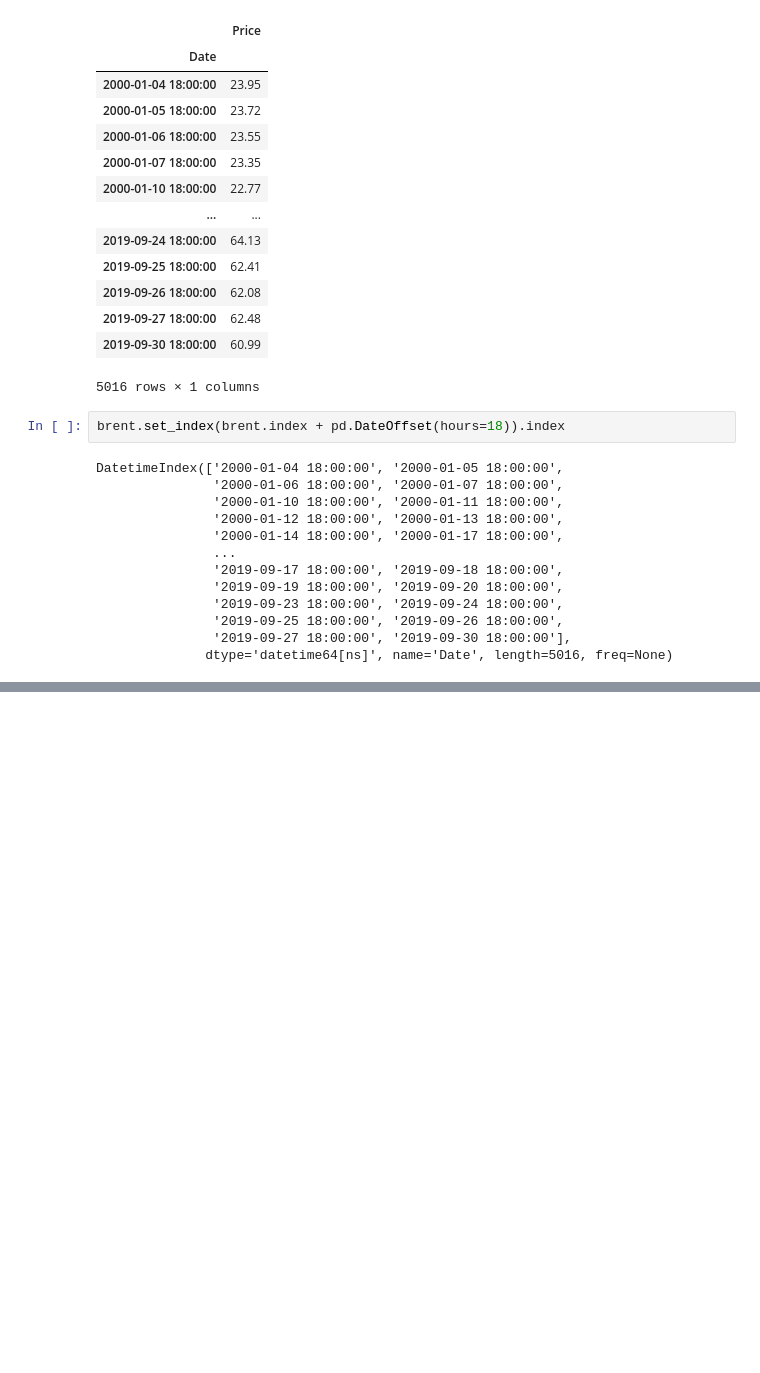
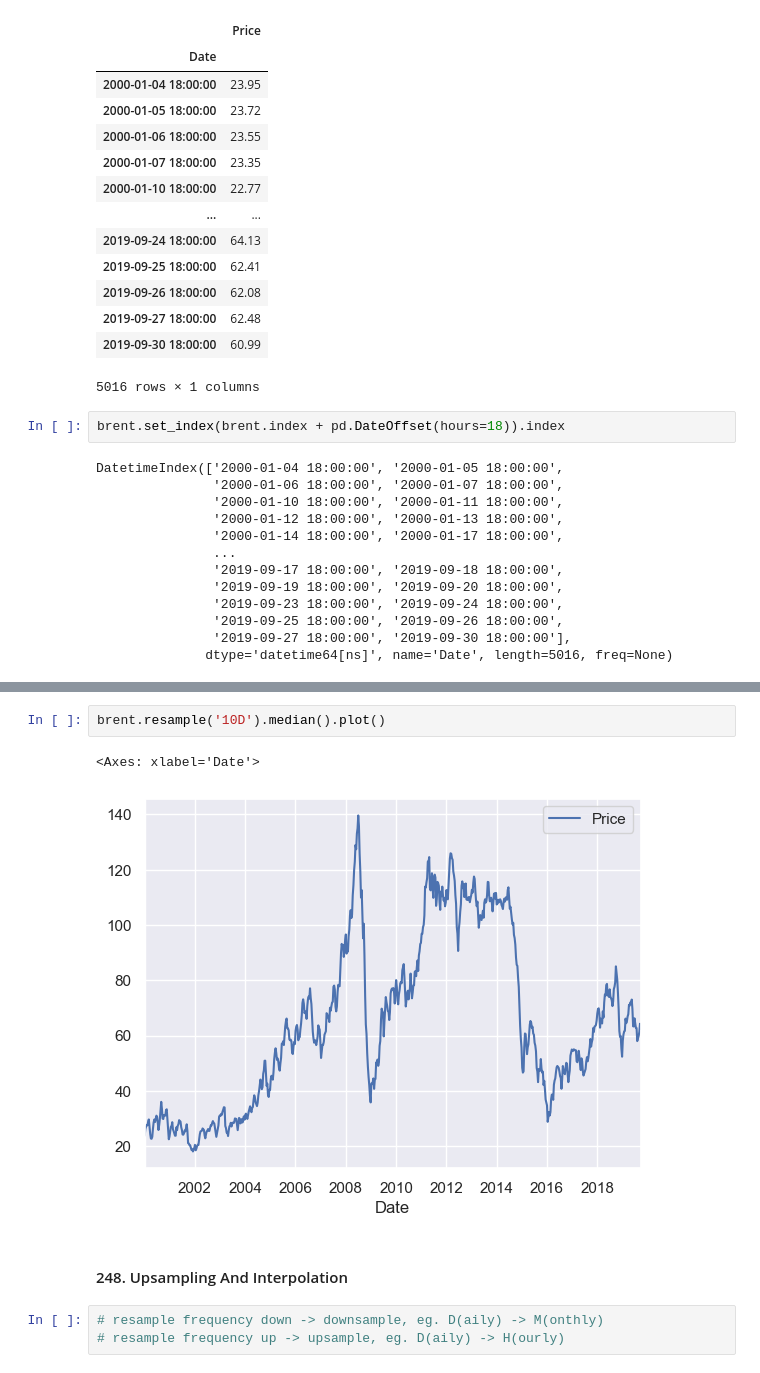
Before and after one commit to emanuelramponi/cp2, a Jupyter notebook: pandas1/section_10_handling_date_and_time.ipynb, the cells around one changed output, grey strips where cells are left out. Cells and saved outputs as stored; diff of their text form; blank space fills up the shorter version.

```diff
--- a/pandas1/section_10_handling_date_and_time.ipynb
+++ b/pandas1/section_10_handling_date_and_time.ipynb
@@ -458,0 +523,10 @@ DatetimeIndex(['2000-01-04 18:00:00', '2000-01-05 18:00:00',
+# %%
+brent.resample('10D').median().plot()
+# %% [output]
+<Axes: xlabel='Date'>
+[figure, added]
+# %% [markdown]
+#### 248. Upsampling And Interpolation
+# %%
+# resample frequency down -> downsample, eg. D(aily) -> M(onthly)
+# resample frequency up -> upsample, eg. D(aily) -> H(ourly)
```
Also changed, not shown: parts of 45 cells of this notebook, 1 other file.
